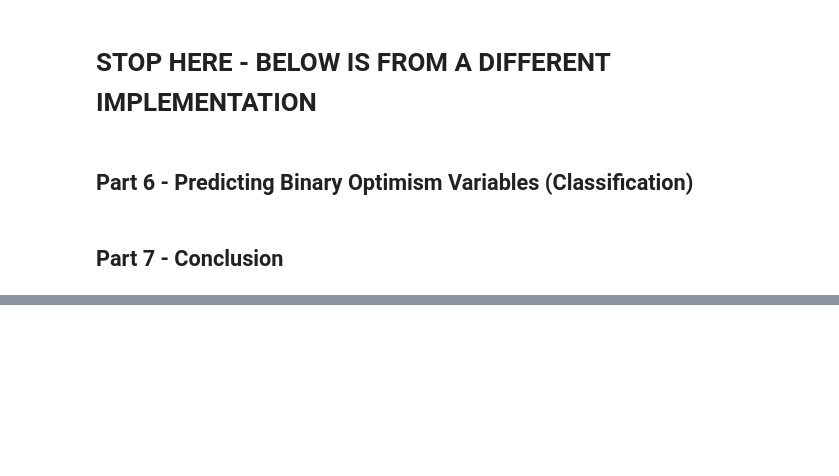
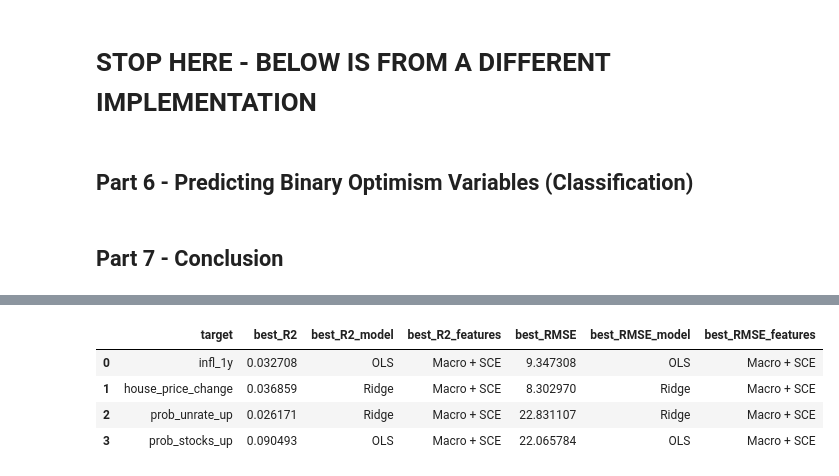
Before and after one commit to MHS17-NHH/FIE463-V26, a Jupyter notebook: data/solution.ipynb, the cells around one changed output, grey strips where cells are left out. Drawn from its saved outputs; the diff is of its cells as text; code cells hidden in the pictures; blank space fills up the shorter version.

```diff
--- a/data/solution.ipynb
+++ b/data/solution.ipynb
@@ -1064,0 +1336,19 @@ results_df
+# %%
+def plot_tree_validation_curves(tree_results, feature_set_name):
+    """
+    2×2 subplot grid — Decision Tree CV MSE vs max_depth, per target.
+    tree_results: {target: (best_depth, sorted_depths, mse_curve)}
+    """
+    fig, axes = plt.subplots(2, 2, figsize=(12, 7))
+    for ax, target in zip(axes.flatten(), TARGETS):
+        best_depth, depths, mse = tree_results[target]
+        ax.plot(depths, mse, marker="o", markersize=5)
+        ax.axvline(best_depth, color="red", linestyle="--", lw=1,
+                   label=f"Best depth = {best_depth}")
+        ax.set_xlabel("max_depth")
+        ax.set_ylabel("CV MSE")
+        ax.set_title(TARGET_LABELS[target])
+        ax.legend(fontsize=8)
+    fig.suptitle(f"Decision Tree — Validation curves ({feature_set_name})", fontsize=13)
+    plt.tight_layout()
+    plt.show()
@@ -1064,0 +1664,26 @@ results_df
+# %%
+# For all targets, find max R2 and min RMSE, and which model/feature set achieves them
+summary = []
+for target in TARGETS:
+    df_t = results_df[results_df["target"] == target]
+
+    best_r2_row = df_t.loc[df_t["R2"].idxmax()]
+    best_rmse_row = df_t.loc[df_t["RMSE"].idxmin()]
+
+    summary.append({
+        "target": target,
+        "best_R2": best_r2_row["R2"],
+        "best_R2_model": best_r2_row["model"],
+        "best_R2_features": best_r2_row["feature_set"],
+        "best_RMSE": best_rmse_row["RMSE"],
+        "best_RMSE_model": best_rmse_row["model"],
+        "best_RMSE_features": best_rmse_row["feature_set"],
+    })
+summary_df = pd.DataFrame(summary)
+summary_df
+# %% [output]
+|  | target | best_R2 | best_R2_model | best_R2_features | best_RMSE | best_RMSE_model | best_RMSE_features |
+| 0 | infl_1y | 0.032708 | OLS | Macro + SCE | 9.347308 | OLS | Macro + SCE |
+| 1 | house_price_change | 0.036859 | Ridge | Macro + SCE | 8.302970 | Ridge | Macro + SCE |
+| 2 | prob_unrate_up | 0.026171 | Ridge | Macro + SCE | 22.831107 | Ridge | Macro + SCE |
+| 3 | prob_stocks_up | 0.090493 | OLS | Macro + SCE | 22.065784 | OLS | Macro + SCE |
```
Also changed, not shown: parts of 27 cells of this notebook, 1 other file.
